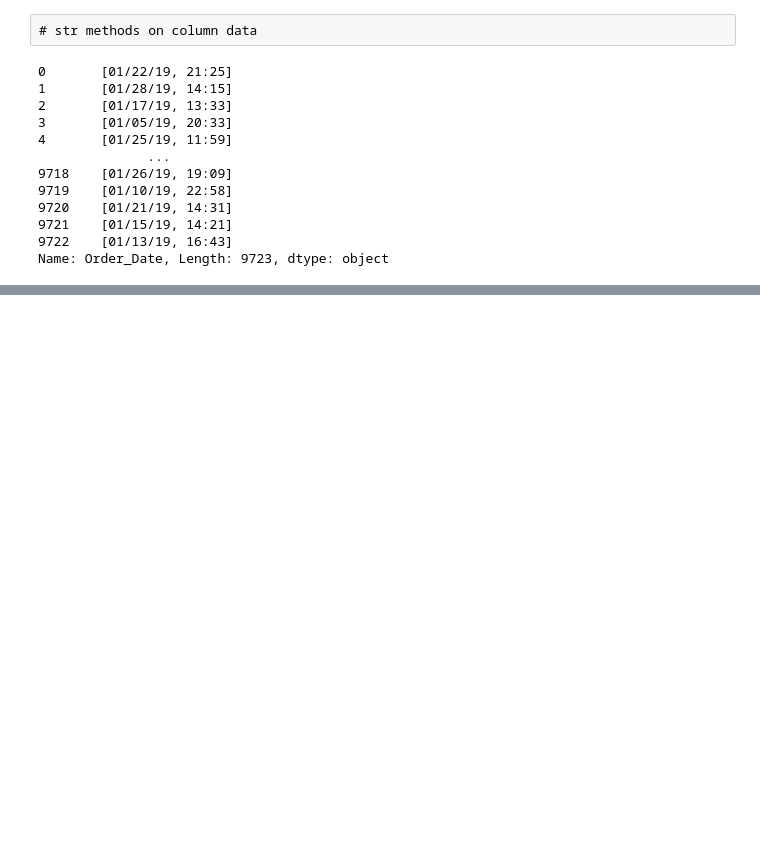
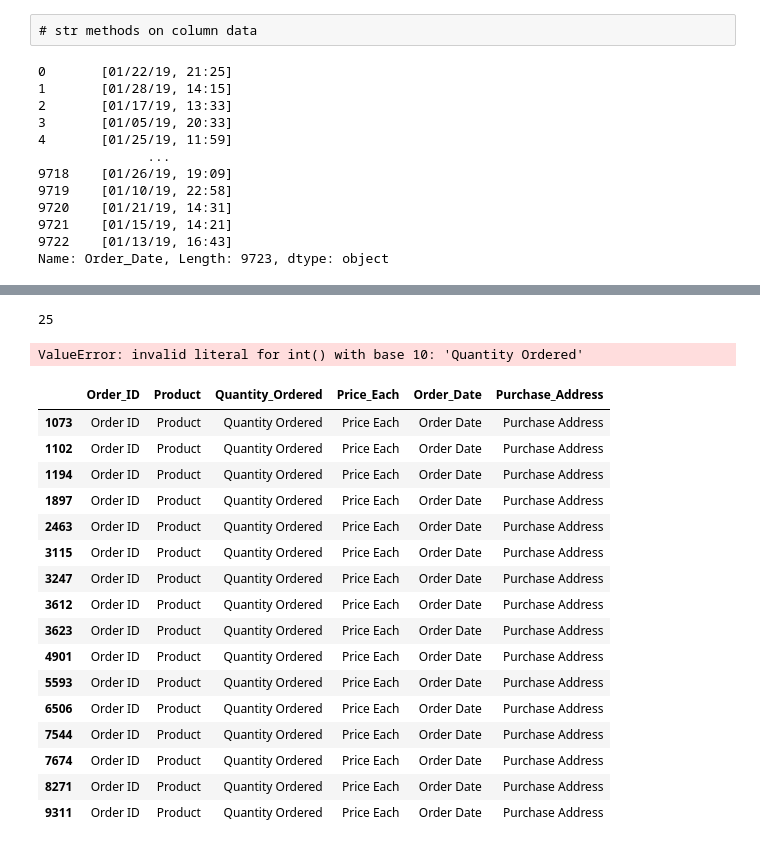
Before and after one commit to Edubridge-karthik/Advance-Python, a Jupyter notebook: EONDA- Pandas on 28th and 29th .ipynb, the cells around one changed output, grey strips where cells are left out. Drawn from its saved outputs; the diff is of its cells as text; code cells hidden in the pictures; blank space fills up the shorter version.

```diff
--- a/EONDA- Pandas on 28th and 29th .ipynb
+++ b/EONDA- Pandas on 28th and 29th .ipynb
@@ -584,0 +653,3 @@ newdf[(newdf.Price_Each.isna())]
+# %%
+#drop NaN value using dropna()
+sales_data.dropna(axis=0,inplace=True)#Remove missing values.
@@ -584,0 +672,28 @@ newdf[(newdf.Price_Each.isna())]
+# %%
+9722-9697
+# %% [output]
+25
+# %%
+sales_data['Quantity_Ordered'].astype('int')
+# %% [output]
+ValueError: invalid literal for int() with base 10: 'Quantity Ordered'
+# %%
+sales_data[sales_data['Quantity_Ordered']=='Quantity Ordered']
+# %% [output]
+|  | Order_ID | Product | Quantity_Ordered | Price_Each | Order_Date | Purchase_Address |
+| 1073 | Order ID | Product | Quantity Ordered | Price Each | Order Date | Purchase Address |
+| 1102 | Order ID | Product | Quantity Ordered | Price Each | Order Date | Purchase Address |
+| 1194 | Order ID | Product | Quantity Ordered | Price Each | Order Date | Purchase Address |
+| 1897 | Order ID | Product | Quantity Ordered | Price Each | Order Date | Purchase Address |
+| 2463 | Order ID | Product | Quantity Ordered | Price Each | Order Date | Purchase Address |
+| 3115 | Order ID | Product | Quantity Ordered | Price Each | Order Date | Purchase Address |
+| 3247 | Order ID | Product | Quantity Ordered | Price Each | Order Date | Purchase Address |
+| 3612 | Order ID | Product | Quantity Ordered | Price Each | Order Date | Purchase Address |
+| 3623 | Order ID | Product | Quantity Ordered | Price Each | Order Date | Purchase Address |
+| 4901 | Order ID | Product | Quantity Ordered | Price Each | Order Date | Purchase Address |
+| 5593 | Order ID | Product | Quantity Ordered | Price Each | Order Date | Purchase Address |
+| 6506 | Order ID | Product | Quantity Ordered | Price Each | Order Date | Purchase Address |
+| 7544 | Order ID | Product | Quantity Ordered | Price Each | Order Date | Purchase Address |
+| 7674 | Order ID | Product | Quantity Ordered | Price Each | Order Date | Purchase Address |
+| 8271 | Order ID | Product | Quantity Ordered | Price Each | Order Date | Purchase Address |
+| 9311 | Order ID | Product | Quantity Ordered | Price Each | Order Date | Purchase Address |
```
Also changed, not shown: parts of 50 cells of this notebook.
